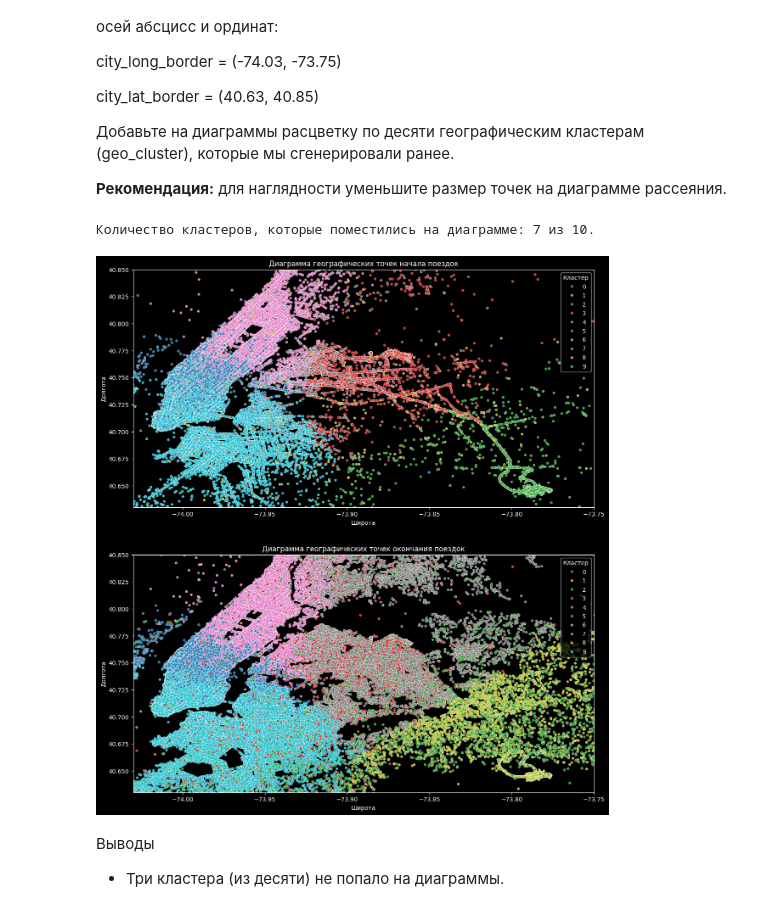
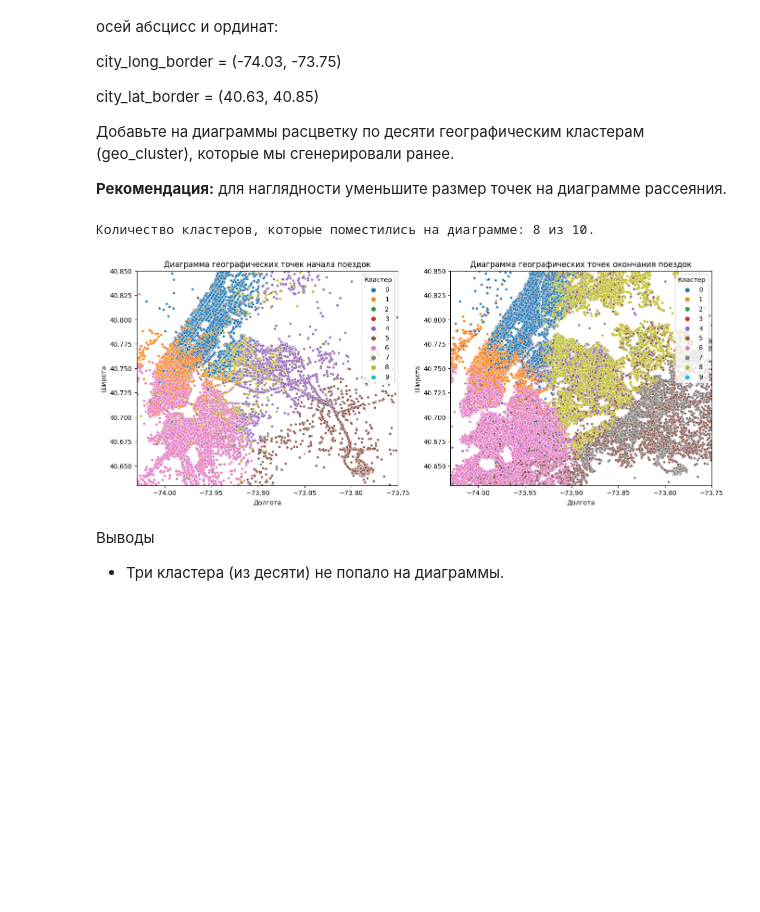
Before and after one commit to XDM94/Hackathon_SF_2024, a Jupyter notebook: Project.ipynb, the cells around one changed output. Cells and saved outputs as stored; diff of their text form; code cells hidden in the pictures; blank space fills up the shorter version.

```diff
--- a/Project.ipynb
+++ b/Project.ipynb
@@ -50,7 +51,7 @@ from sklearn import feature_selection
 # %% [markdown]
 Прочитаем наш файл с исходными данными:
 # %%
-taxi_data = pd.read_csv("D:\Downloads\\train.csv")
+taxi_data = pd.read_csv("C://Users//Kaktys//Desktop//train.csv")
 print('Train data shape: {}'.format(taxi_data.shape))
 taxi_data.head()
 # %% [output]
@@ -210,7 +211,7 @@ print('Среднее количество поездок в день:',
 
 Чему равна медианная длительность поездки на такси в праздничные дни? Ответ приведите в секундах, округлив до целого.
 # %%
-holiday_data = pd.read_csv('D:\Downloads\\holiday_data.csv', sep=';')
+holiday_data = pd.read_csv("C://Users//Kaktys//Desktop//holiday_data.csv", sep=';')
 
 # реализуем функцию
 def add_holiday_features(df_taxi, df_holiday):
@@ -258,7 +259,7 @@ print(
 
 б) Сколько пропусков содержится в столбцах с информацией из OSRM API после объединения таблиц?
 # %%
-osrm_data = pd.read_csv('D:\Downloads\\osrm_data_train.csv')
+osrm_data = pd.read_csv("C://Users//Kaktys//Desktop//osrm_data_train.csv")
 
 # реализуем функцию
 def add_osrm_features(df_taxi, df_osrm):
@@ -436,7 +451,7 @@ Name: count, dtype: int64
 
 б) Сколько процентов от общего количества наблюдений в таблице с данными о поездках занимают пропуски в столбцах с погодными условиями? Ответ приведите с точностью до сотых процента.
 # %%
-weather_data = pd.read_csv('D:\Downloads\\weather_data.csv')
+weather_data = pd.read_csv("C://Users//Kaktys//Desktop//weather_data.csv")
 
 # реализуем функцию
 def add_weather_features(df_taxi, df_weather):
@@ -798,45 +815,44 @@ city_lat_border = (40.63, 40.85)
 
 **Рекомендация:** для наглядности уменьшите размер точек на диаграмме рассеяния.
 # %%
-# Запишем в кортежи ограничения координат
 city_long_border = (-74.03, -73.75)
 city_lat_border = (40.63, 40.85)
 
 # Зададим список параметов диаграмм для построения в цикле
 params = [
     ['pickup_longitude', 'pickup_latitude', 'Диаграмма географических точек начала поездок'],
     ['dropoff_longitude', 'dropoff_latitude', 'Диаграмма географических точек окончания поездок']
 ]
 
-# Построим обе диаграммы
-fig, axes = plt.subplots(nrows=2, ncols=1, figsize=(14, 16))
+# Построим обе диаграммы на одной плоскости
+fig, axes = plt.subplots(nrows=1, ncols=2, figsize=(16, 6))
 for i, param in enumerate(params):
     scatterplot = sns.scatterplot(
-        data = taxi_data,
-        x = param[0],
-        y = param[1],
-        hue = 'geo_cluster',
-        s = 15,
-        palette = 'tab10',
-        legend = 'brief',
+        data=taxi_data,
+        x=param[0],
+        y=param[1],
+        hue='geo_cluster',
+        s=15,
+        palette='tab10',
+        legend='brief',
         ax=axes[i]
-    );
-    scatterplot.set_title(param[2]);
-    scatterplot.set_xlabel('Широта');
-    scatterplot.set_ylabel('Долгота');
-    scatterplot.legend(title='Кластер', loc='upper right');
-    scatterplot.set(xlim=city_long_border, ylim=city_lat_border);
+    )
+    scatterplot.set_title(param[2])
+    scatterplot.set_xlabel('Долгота')
+    scatterplot.set_ylabel('Широта')
+    scatterplot.legend(title='Кластер', loc='upper right')
+    scatterplot.set(xlim=city_long_border, ylim=city_lat_border)
 
 # Ответим на вопрос задания на платформе: сколько из 10 кластеров видны на диаграммах
 mask1 = taxi_data['pickup_longitude'] > city_long_border[0]
 mask2 = taxi_data['pickup_longitude'] < city_long_border[1]
 mask3 = taxi_data['pickup_latitude'] > city_lat_border[0]
 mask4 = taxi_data['pickup_latitude'] < city_lat_border[1]
 nclusters = taxi_data[mask1 & mask2 & mask3 & mask4]['geo_cluster'].nunique()
 print(f'Количество кластеров, которые поместились на диаграмме: {nclusters} из 10.')
 # %% [output]
-Количество кластеров, которые поместились на диаграмме: 7 из 10.
+Количество кластеров, которые поместились на диаграмме: 8 из 10.
-[figure, old version]
+[figure, new version]
 # %% [markdown]
 Выводы
 * Три кластера (из десяти) не попало на диаграммы.
```
Also changed, not shown: parts of 15 cells of this notebook.
